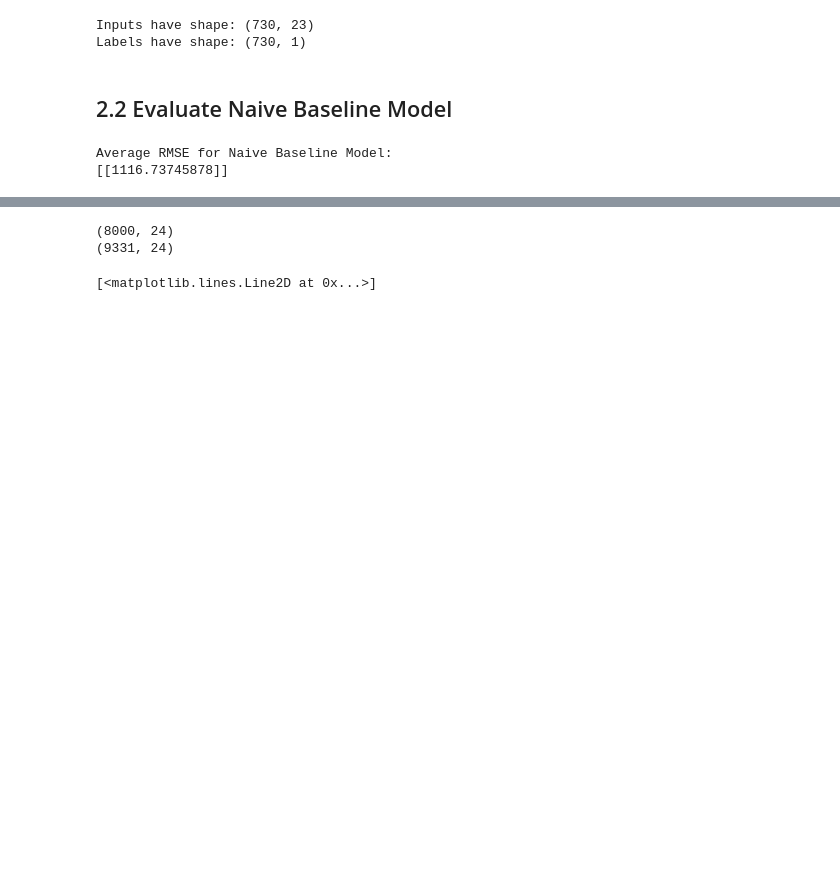
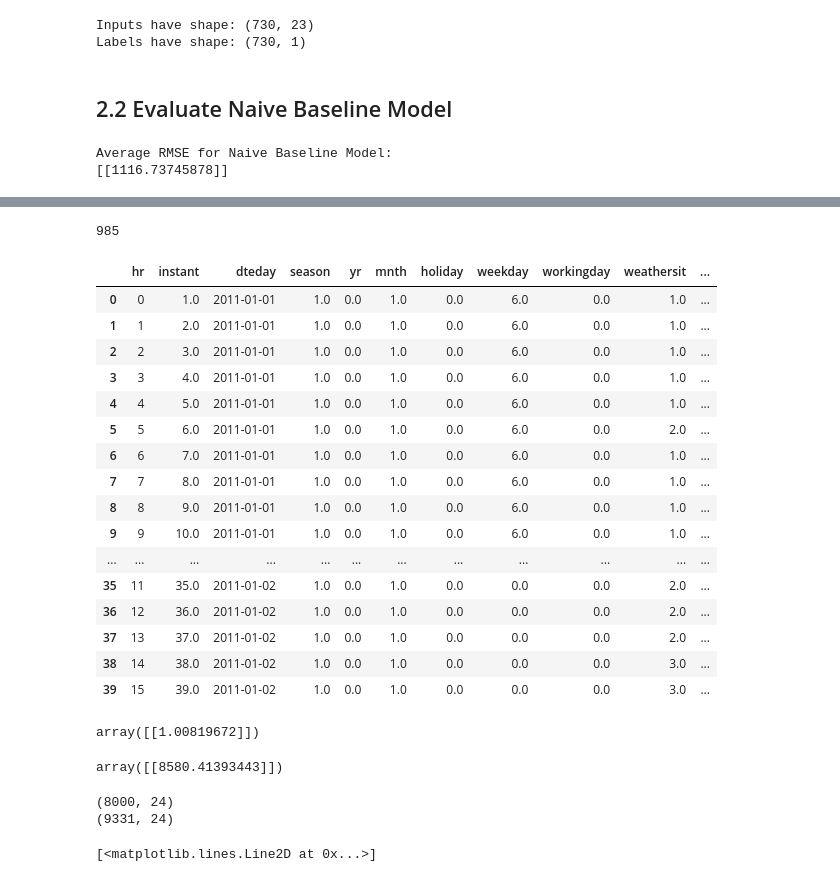
Before and after one commit to ZachOBrien/bikeshare-modelling, a Jupyter notebook: train.ipynb, the cells around one changed output, grey strips where cells are left out. Cells and saved outputs as stored; diff of their text form; code cells hidden in the pictures; blank space fills up the shorter version.

Commit message:
feat: forward-filling missing hours

```diff
--- a/train.ipynb
+++ b/train.ipynb
@@ -56,7 +47,7 @@ continuous_columns = ["temp", "atemp", "hum", "windspeed"]
 feature_columns = categorical_columns + continuous_columns
 label_column = "cnt"
 # Only keep features and target
-df = df[feature_columns + [label_column]]
+daily_df = daily_df[feature_columns + [label_column]]
 # %%
 # Preprocess the data by one-hot encoding the categorical features
 # and MinMaxScale-ing the label, because it will also be used as a feature (the previous day's count)
@@ -258,0 +249,8 @@ LEARNING_RATE=0.01
+# %%
+data_file = "data/hour.csv"
+hourly_df = pd.read_csv(data_file)
+sum(hourly_df["cnt"][0:24])
+# %% [output]
+985
+# %%
+SEQUENCE_LENGTH_HRS = 24
@@ -258,0 +259,40 @@ LEARNING_RATE=0.01
+# %%
+def forward_fill_missing_hours(data):
+    data_copy = data.copy()
+    data_copy = data_copy.set_index("hr").reindex(list(range(24))).reset_index()
+    data_copy = data_copy.ffill()
+    return data_copy
+# %%
+X = hourly_df.iloc[:-SEQUENCE_LENGTH_HRS, :]
+y = daily_df[[label_column]].iloc[1:, :]
+
+X = X.groupby("dteday").apply(forward_fill_missing_hours).reset_index(drop=True)
+X.head(40)
+#X.iloc[600:650]
+#a
+# %% [output]
+|  | hr | instant | dteday | season | yr | mnth | holiday | weekday | workingday | weathersit | ... |
+| 0 | 0 | 1.0 | 2011-01-01 | 1.0 | 0.0 | 1.0 | 0.0 | 6.0 | 0.0 | 1.0 | ... |
+| 1 | 1 | 2.0 | 2011-01-01 | 1.0 | 0.0 | 1.0 | 0.0 | 6.0 | 0.0 | 1.0 | ... |
+| 2 | 2 | 3.0 | 2011-01-01 | 1.0 | 0.0 | 1.0 | 0.0 | 6.0 | 0.0 | 1.0 | ... |
+| 3 | 3 | 4.0 | 2011-01-01 | 1.0 | 0.0 | 1.0 | 0.0 | 6.0 | 0.0 | 1.0 | ... |
+| 4 | 4 | 5.0 | 2011-01-01 | 1.0 | 0.0 | 1.0 | 0.0 | 6.0 | 0.0 | 1.0 | ... |
+| 5 | 5 | 6.0 | 2011-01-01 | 1.0 | 0.0 | 1.0 | 0.0 | 6.0 | 0.0 | 2.0 | ... |
+| 6 | 6 | 7.0 | 2011-01-01 | 1.0 | 0.0 | 1.0 | 0.0 | 6.0 | 0.0 | 1.0 | ... |
+| 7 | 7 | 8.0 | 2011-01-01 | 1.0 | 0.0 | 1.0 | 0.0 | 6.0 | 0.0 | 1.0 | ... |
+| 8 | 8 | 9.0 | 2011-01-01 | 1.0 | 0.0 | 1.0 | 0.0 | 6.0 | 0.0 | 1.0 | ... |
+| 9 | 9 | 10.0 | 2011-01-01 | 1.0 | 0.0 | 1.0 | 0.0 | 6.0 | 0.0 | 1.0 | ... |
+| ... | ... | ... | ... | ... | ... | ... | ... | ... | ... | ... | ... |
+| 35 | 11 | 35.0 | 2011-01-02 | 1.0 | 0.0 | 1.0 | 0.0 | 0.0 | 0.0 | 2.0 | ... |
+| 36 | 12 | 36.0 | 2011-01-02 | 1.0 | 0.0 | 1.0 | 0.0 | 0.0 | 0.0 | 2.0 | ... |
+| 37 | 13 | 37.0 | 2011-01-02 | 1.0 | 0.0 | 1.0 | 0.0 | 0.0 | 0.0 | 2.0 | ... |
+| 38 | 14 | 38.0 | 2011-01-02 | 1.0 | 0.0 | 1.0 | 0.0 | 0.0 | 0.0 | 3.0 | ... |
+| 39 | 15 | 39.0 | 2011-01-02 | 1.0 | 0.0 | 1.0 | 0.0 | 0.0 | 0.0 | 3.0 | ... |
+# %%
+hrly_label_scaler.transform(np.array(sum(hourly_df["cnt"][0:24])).reshape(-1, 1))
+# %% [output]
+array([[1.00819672]])
+# %%
+daily_label_scaler.inverse_transform(np.array(sum(preprocessed_hrly_df["cnt"][0:24])).reshape(-1, 1))
+# %% [output]
+array([[8580.41393443]])
```
Also changed, not shown: parts of 36 cells of this notebook.
